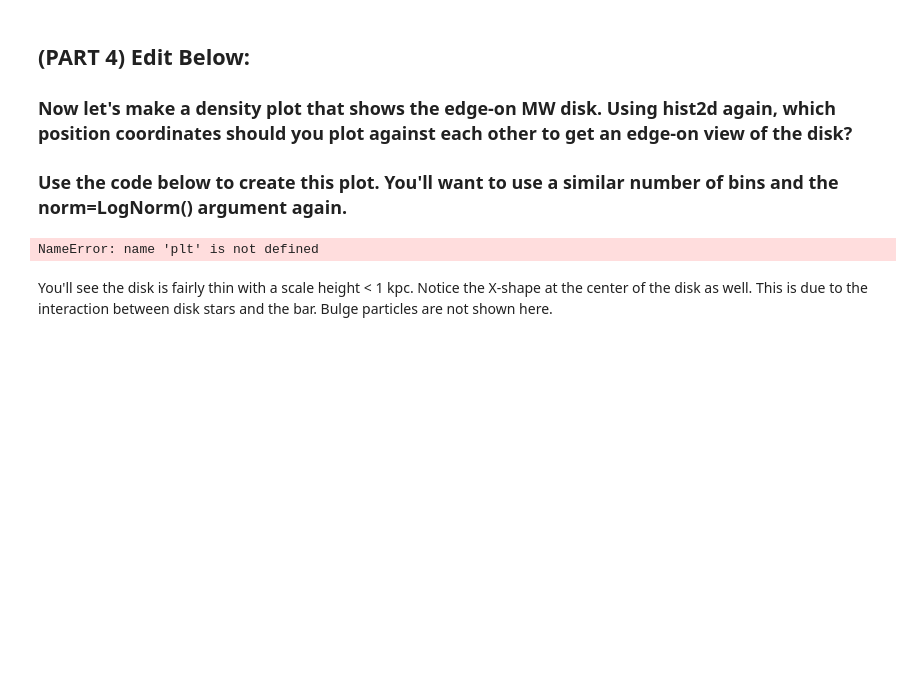
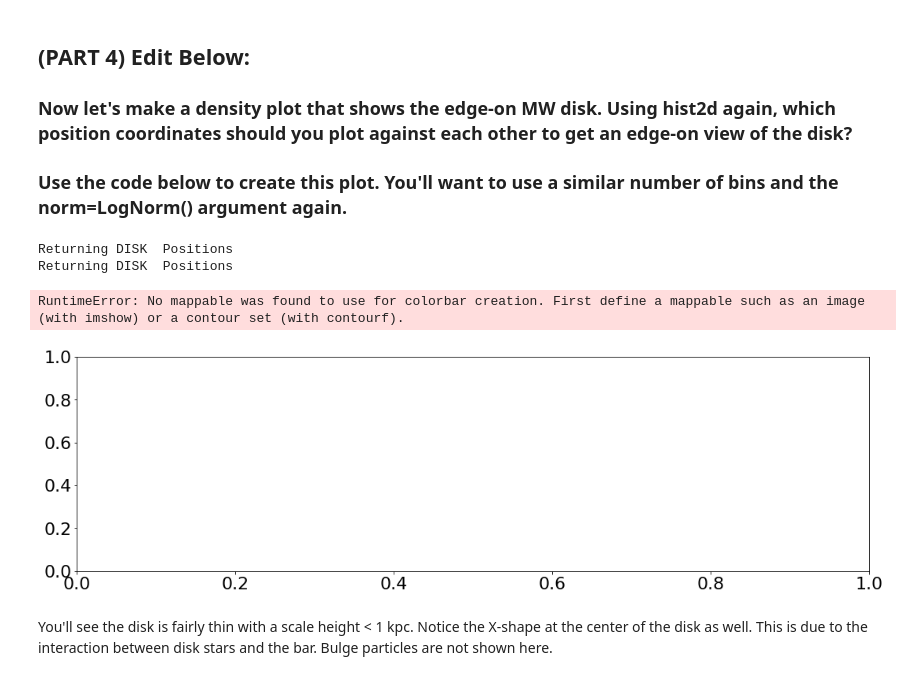
Before and after one commit to Ximena89/and_yet_it_moves, a Jupyter notebook: codigo/Plotting_Template.ipynb, the cells around one changed output. Drawn from its saved outputs; the diff is of its cells as text; code cells hidden in the pictures; blank space fills up the shorter version.

```diff
--- a/codigo/Plotting_Template.ipynb
+++ b/codigo/Plotting_Template.ipynb
@@ -77,31 +113,56 @@ NameError: name 'plt' is not defined
 # %%
 # MW Disk Density, edge on
 
 fig = plt.figure(figsize=(18,5))
 ax = plt.subplot(111)
 
 #### PLACE FUNCTION HERE ####
 
+pos_disk= pyg.readsnap("../sims/MW_LMC_sim_111", "pos", "disk")
+
+def pygadgetreader(MW_LMC_sim_111):
+
+    pos_disk= pyg.readsnap("../sims/MW_LMC_sim_111", "pos", "disk")
+    xpos_disk= pos_disk[:,0]
+    x=np.array(xpos_disk)
+    ypos_disk= pos_disk[:,1]
+    y=np.array(ypos_disk)
+    zpos_disk= pos_disk[:,2]
+    z=np.array(ypos_disk)
+    return y,z
+
+y,z = pygadgetreader("MW_LMC_sim_111")
+
+def hist2d(y, z, bins=150):
+    plt.hist2d(y,z,bins=bins)
+
+
 plt.colorbar()
+hist2d(y,z,bins=75)
+
+#plt.colorbar()
 
 # Add axis labels
 plt.xlabel('? (kpc)', fontsize=22)
 plt.ylabel('? (kpc)', fontsize=22)
 
 #set axis limits
 plt.ylim(-3,3)
 plt.xlim(-30,30)
 
 #adjust tick label font size
 label_size = 22
 matplotlib.rcParams['xtick.labelsize'] = label_size
 matplotlib.rcParams['ytick.labelsize'] = label_size
 
 
 # Save to a file
 ax.set_rasterized(True)
 # %% [output]
-NameError: name 'plt' is not defined
+Returning DISK  Positions
+Returning DISK  Positions
+RuntimeError: No mappable was found to use for colorbar creation. First define a mappable such as an image (with imshow) or a contour set (with contourf).
+[figure, added]
 # %% [markdown]
 You'll see the disk is fairly thin with a scale height < 1 kpc. Notice the X-shape at the center of the disk as well. This is due to the interaction between disk stars and the bar. Bulge particles are not shown here.
 # %% [markdown]
```
Also changed, not shown: parts of 3 cells of this notebook.
